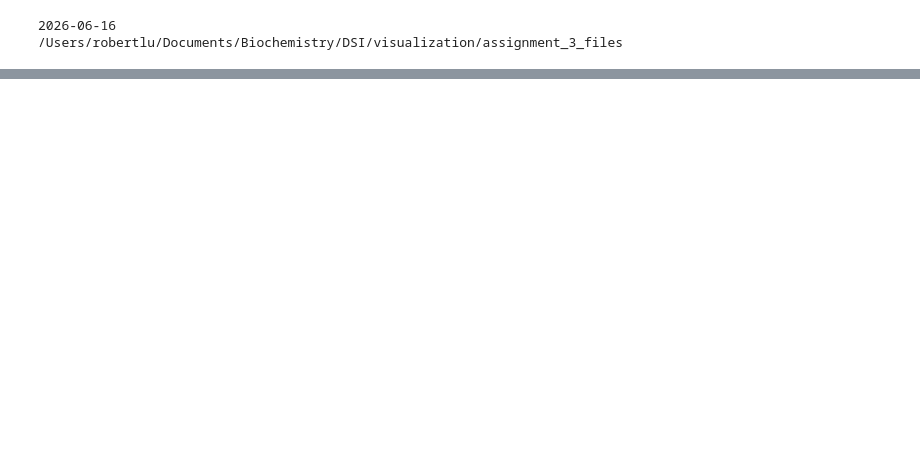
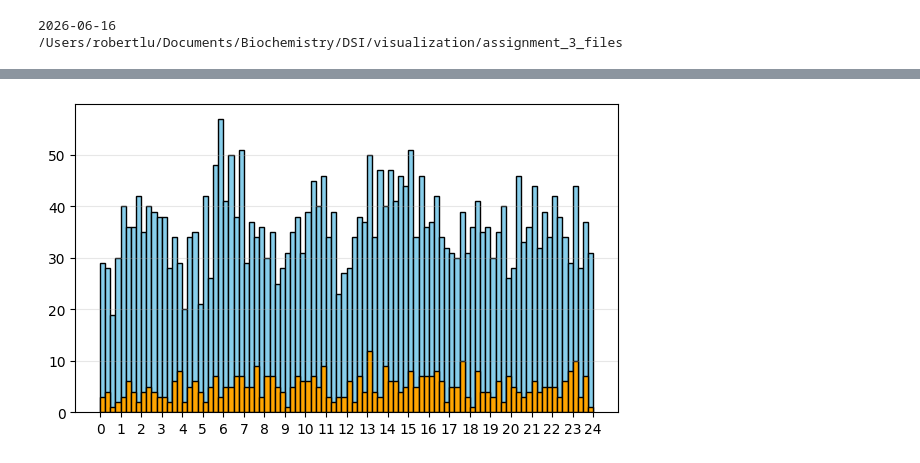
Before and after one commit to Bassoon220/visualization, a Jupyter notebook: assignment_3_files/DSI_vis_assignment_3.ipynb, the cells around one changed output, grey strips where cells are left out. Drawn from its saved outputs; the diff is of its cells as text; code cells hidden in the pictures; blank space fills up the shorter version.

Commit message:
finished basic version of python plot.

```diff
--- a/assignment_3_files/DSI_vis_assignment_3.ipynb
+++ b/assignment_3_files/DSI_vis_assignment_3.ipynb
@@ -113,3 +121,14 @@ get_toronto_data_as_csv("ttc-subway-delay-data")
 get_toronto_data_as_csv("ttc-lrt-delay-data")
 
 # takes about 12 sec to run
+# %%
+# read the data
+# just look up the saved file names from earlier and type them
+# because the data download can be performed on multiple days
+# or the resource names from the ttc source can change,
+# just use data downloaded on June 16 so that the data is consistent just for plotting purposes
+
+df_bus = pd.read_csv("./saved_data/2026-06-16_TTC_Bus_Delay_Data_since_2025.csv")
+df_streetcar = pd.read_csv("./saved_data/2026-06-16_TTC_Streetcar_Delay_Data_since_2025.csv")
+df_subway = pd.read_csv("./saved_data/2026-06-16_TTC_Subway_Delay_Data_since_2025.csv")
+df_lrt = pd.read_csv("./saved_data/2026-06-16_TTC_LRT_Delays.csv")
@@ -115,0 +239,56 @@ get_toronto_data_as_csv("ttc-lrt-delay-data")
+# %%
+# Given the data and my available time, what data would be interesting to show?
+# I think the biggest limiting factor is that I don't know if overall trip number
+# data is available. The delay data shows only the delays, but I think it's more
+# useful to look at delays as a fraction of total trips.
+# Without data on non-delayed trips, then this limits what the plot shows to
+# "If there's a delay, then here are some features of the delay"
+
+# I was gonna make an interactive plot based on https://plotly.com/python/figurewidget-app/
+# but there's some modules missing within the environment, so I can't use those
+# Guess I'll just make a static plot
+
+# For all delays on the 504 King Streetcar and 503 Kingston Bus,
+# what is the time distribution of the delays by time of day and by weekday?
+
+weekday = "Tuesday"
+
+# get data by weekday
+df_504_weekday = df_streetcar[(df_streetcar["Day"] == weekday) & (df_streetcar["Line"].str.contains("504", na=False))]
+df_503_weekday = df_bus[(df_bus["Day"] == weekday) & (df_bus["Line"].str.contains("503", na=False))]
+
+# all data
+df_504 = df_streetcar[df_streetcar["Line"].str.contains("504", na=False)]
+df_503 = df_bus[df_bus["Line"].str.contains("503", na=False)]
+
+# get the time data in decimal format
+times_504_weekday = pd.to_datetime(df_504_weekday["Time"].values, format="%H:%M")
+times_decimal_504_weekday = [t.hour + t.minute/60 for t in times_504_weekday]
+times_503_weekday = pd.to_datetime(df_503_weekday["Time"].values, format="%H:%M")
+times_decimal_503_weekday = [t.hour + t.minute/60 for t in times_503_weekday]
+
+times_504 = pd.to_datetime(df_504["Time"].values, format="%H:%M")
+times_decimal_504 = [t.hour + t.minute/60 for t in times_504]
+times_503 = pd.to_datetime(df_503["Time"].values, format="%H:%M")
+times_decimal_503 = [t.hour + t.minute/60 for t in times_503]
+
+# create a histogram with bins every 15 minutes
+# 24 hrs, 4 bins/hour, 96 bins total
+
+bins = np.arange(0, 24.01, 0.25)
+
+# Plot the histogram
+plt.figure(figsize=(7, 4))
+plt.hist(times_decimal_504, bins=bins, edgecolor='black', color='skyblue')
+plt.hist(times_decimal_504_weekday, bins=bins, edgecolor='black', color='orange')
+
+# 5. Format X-axis to show clear hourly intervals
+plt.xticks(range(0, 25, 1))
+#plt.xlabel('Hour of the Day')
+#plt.ylabel('Frequency of Events')
+#plt.title('Event Occurrences by Time of Day')
+plt.grid(axis='y', alpha=0.3)
+
+plt.show()
+# %% [output]
+[figure, added]
```
Also changed, not shown: parts of 15 cells of this notebook, 14 other files.
